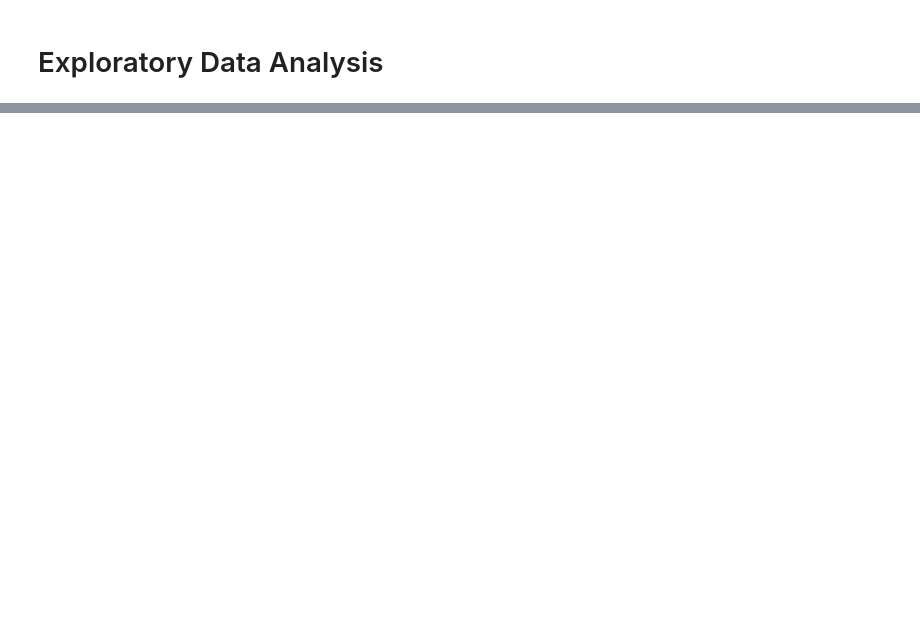
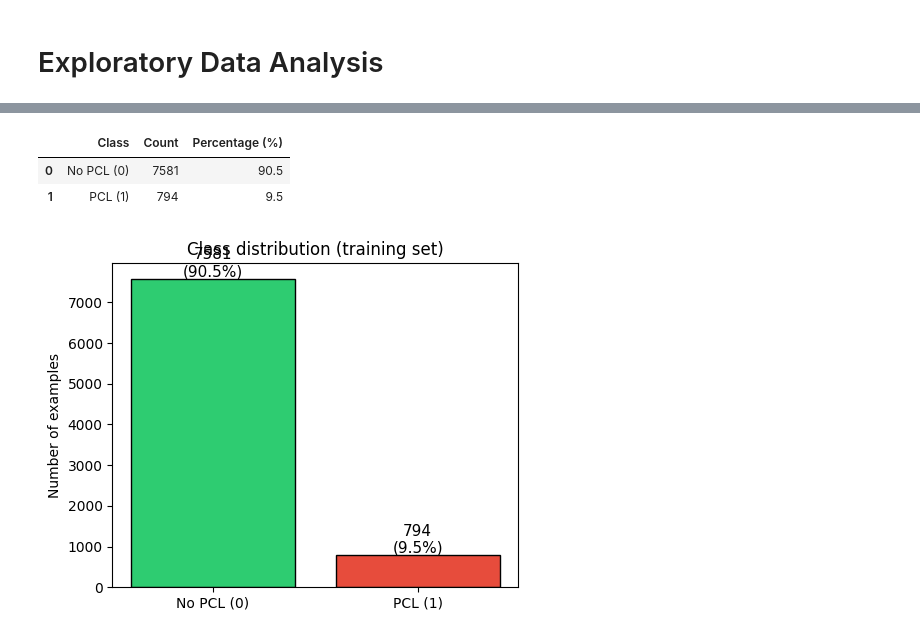
Before and after one commit to willlbarton/nlp_coursework, a Jupyter notebook: notebooks/01_eda.ipynb, the cells around one changed output, grey strips where cells are left out. Saved outputs shown, nothing was run; the diff lists cells and outputs as text; code cells hidden in the pictures; blank space fills up the shorter version.

```diff
--- a/notebooks/01_eda.ipynb
+++ b/notebooks/01_eda.ipynb
@@ -40,0 +69,26 @@ train_df.head()
+# %%
+counts = train_df["binary_label"].value_counts().sort_index()
+pcts = train_df["binary_label"].value_counts(normalize=True).sort_index() * 100
+
+class_names = ["No PCL (0)", "PCL (1)"]
+dist_table = pd.DataFrame({
+    "Class": class_names,
+    "Count": [counts.get(0, 0), counts.get(1, 0)],
+    "Percentage (%)": [round(pcts.get(0, 0), 1), round(pcts.get(1, 0), 1)],
+})
+dist_table
+# %% [output]
+|  | Class | Count | Percentage (%) |
+| 0 | No PCL (0) | 7581 | 90.5 |
+| 1 | PCL (1) | 794 | 9.5 |
+# %%
+fig, ax = plt.subplots(figsize=(5, 4))
+ax.bar(class_names, [counts.get(0, 0), counts.get(1, 0)], color=["#2ecc71", "#e74c3c"], edgecolor="black")
+ax.set_ylabel("Number of examples")
+ax.set_title("Class distribution (training set)")
+for i, (c, p) in enumerate(zip([counts.get(0, 0), counts.get(1, 0)], [pcts.get(0, 0), pcts.get(1, 0)])):
+    ax.text(i, c + 50, f"{c}\n({p:.1f}%)", ha="center", fontsize=11)
+plt.tight_layout()
+plt.show()
+# %% [output]
+[figure, added]
```
Also changed, not shown: parts of 6 cells of this notebook.
